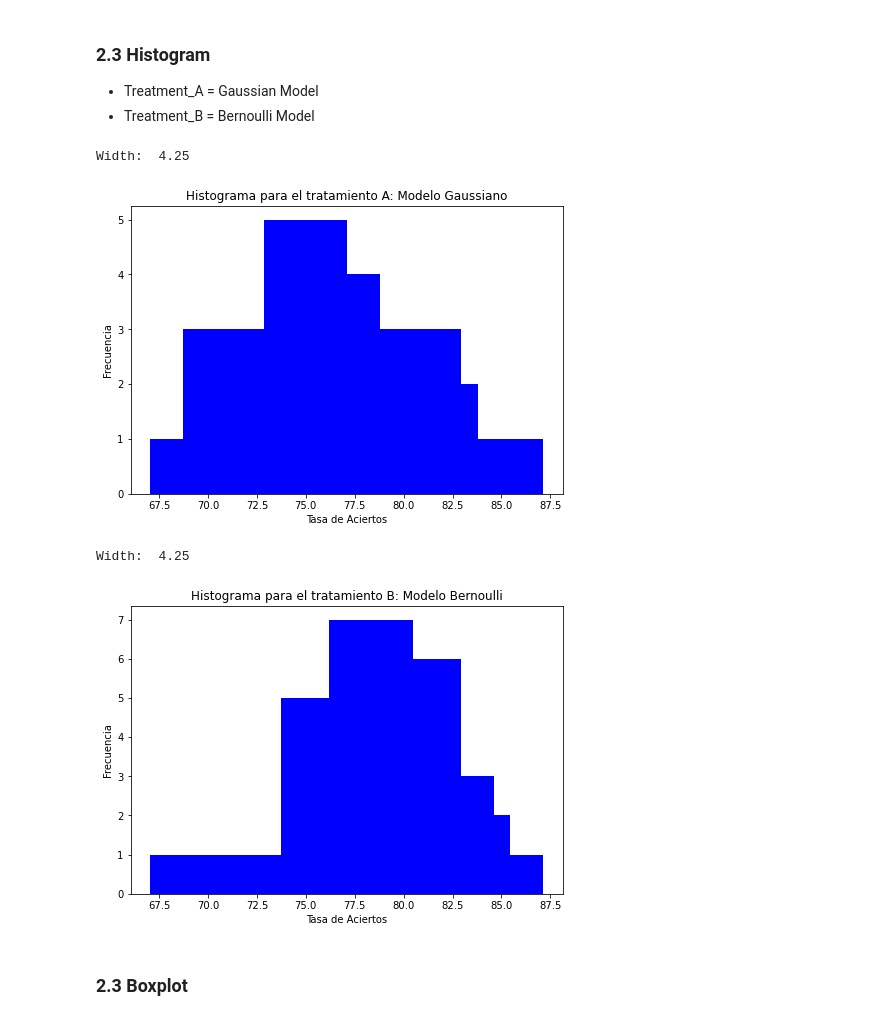
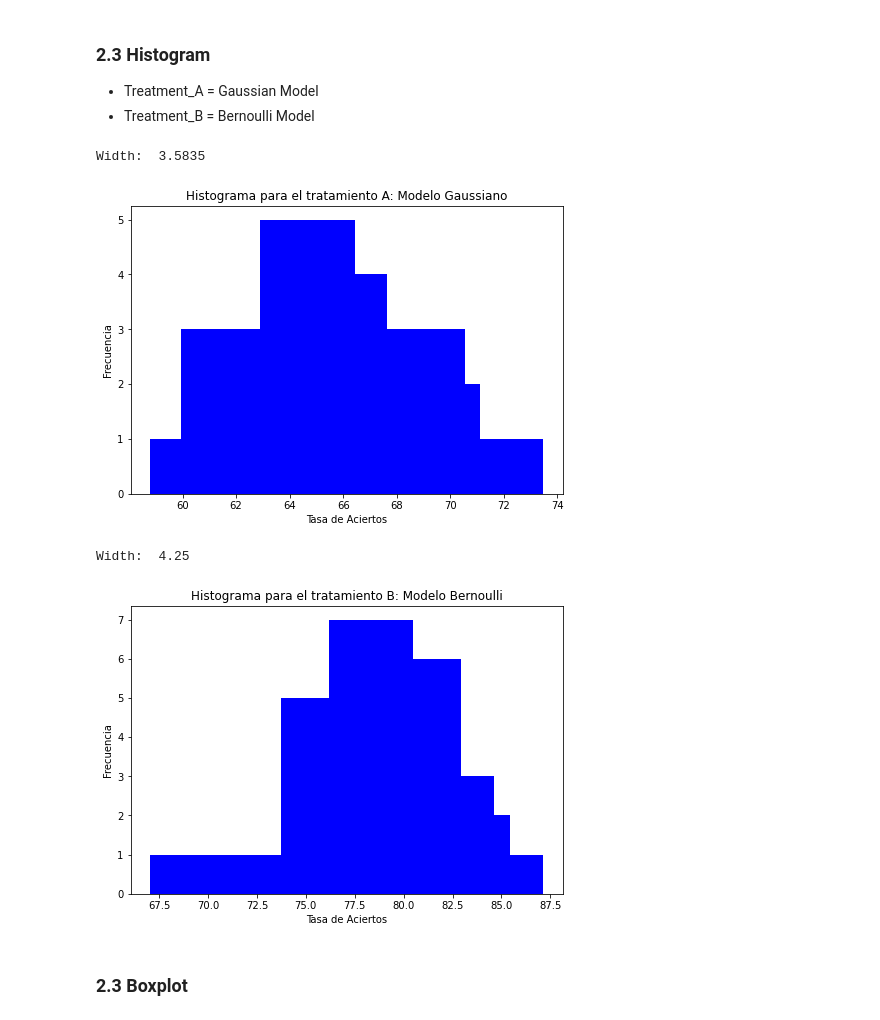
Before and after one commit to Programa-Ciencia-de-Datos/Estadistica_TP2, a Jupyter notebook: AB_Testing_Bayes.ipynb, the cells around one changed output. Saved outputs shown, nothing was run; the diff lists cells and outputs as text; code cells hidden in the pictures.

```diff
--- a/AB_Testing_Bayes.ipynb
+++ b/AB_Testing_Bayes.ipynb
@@ -525,14 +528,14 @@ def plot_bar(bins, histogram, axis_x_label, axis_y_label, title):
     plt.show()
 # %%
 # Histogram number of bins: number of bins within the range
-histogram_A, bins = np.histogram(Treatment_A, bins = 20)
-histogram_B, bins = np.histogram(Treatment_B, bins = 20)
+histogram_A, bins_A = np.histogram(Treatment_A, bins = 20)
+histogram_B, bins_B = np.histogram(Treatment_B, bins = 20)
 # plot histogram
-plot_bar(bins[1:],histogram_A, "Tasa de Aciertos", "Frecuencia", "Histograma para el tratamiento A: Modelo Gaussiano")
-plot_bar(bins[1:],histogram_B, "Tasa de Aciertos", "Frecuencia", "Histograma para el tratamiento B: Modelo Bernoulli")
+plot_bar(bins_A[1:],histogram_A, "Tasa de Aciertos", "Frecuencia", "Histograma para el tratamiento A: Modelo Gaussiano")
+plot_bar(bins_B[1:],histogram_B, "Tasa de Aciertos", "Frecuencia", "Histograma para el tratamiento B: Modelo Bernoulli")
 # %% [output]
-Width:  4.25
+Width:  3.5835
-[figure, old version]
+[figure, new version]
 Width:  4.25
 [figure]
 # %% [markdown]
```
Also changed, not shown: parts of 1 cell of this notebook.
